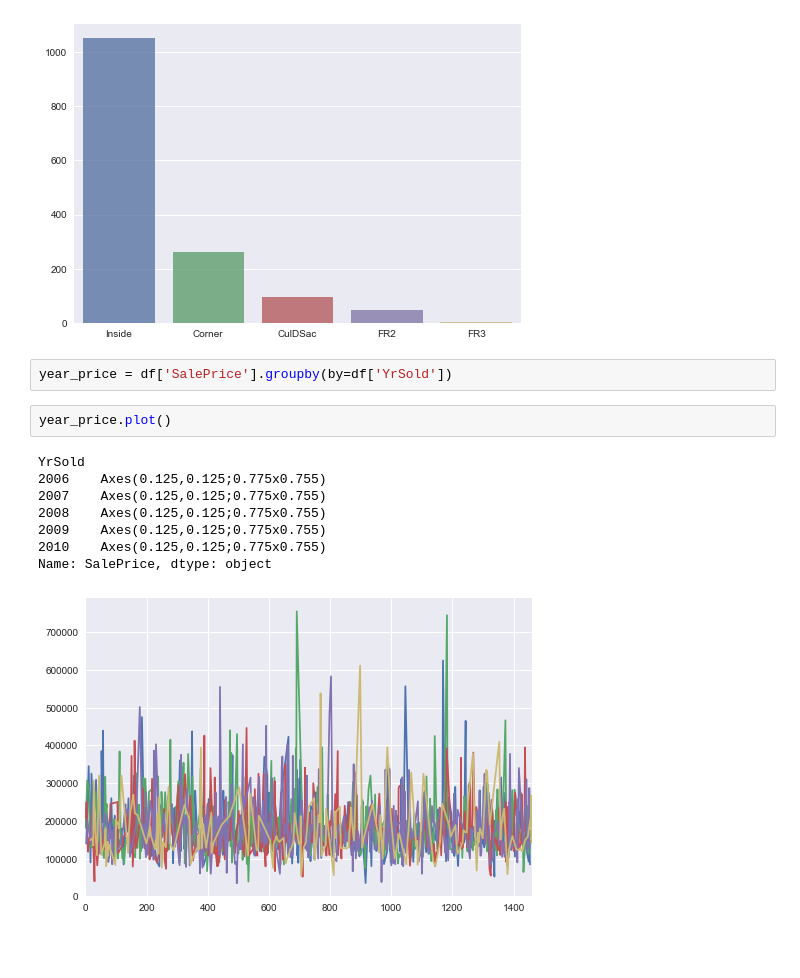
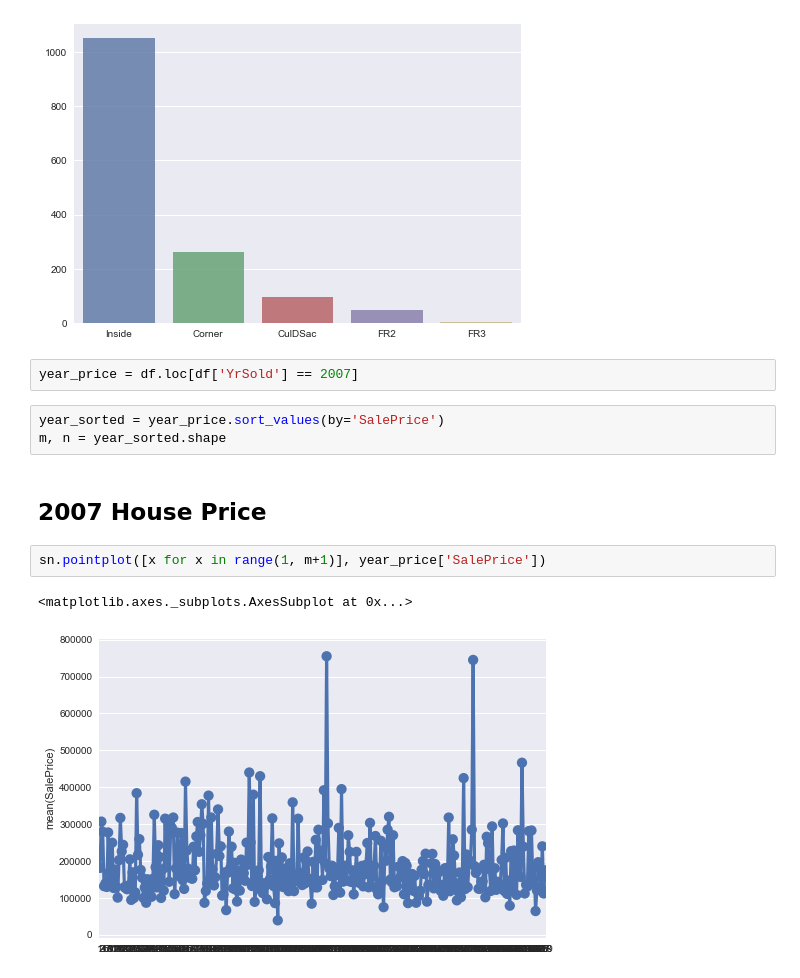
Before and after one commit to AngeloK/house-price-prediction, a Jupyter notebook: main-notebook.ipynb, the cells around one changed output. Cells and saved outputs as stored; diff of their text form; blank space fills up the shorter version.

```diff
--- a/main-notebook.ipynb
+++ b/main-notebook.ipynb
@@ -30,15 +30,14 @@ sn.barplot(logconfig.index, logconfig.values, alpha=0.8)
 <matplotlib.axes._subplots.AxesSubplot at 0x...>
 [figure]
 # %%
-year_price = df['SalePrice'].groupby(by=df['YrSold'])
+year_price = df.loc[df['YrSold'] == 2007]
-# %%
-year_price.plot()
-# %% [output]
-YrSold
-2006    Axes(0.125,0.125;0.775x0.755)
-2007    Axes(0.125,0.125;0.775x0.755)
-2008    Axes(0.125,0.125;0.775x0.755)
-2009    Axes(0.125,0.125;0.775x0.755)
-2010    Axes(0.125,0.125;0.775x0.755)
-Name: SalePrice, dtype: object
-[figure, removed]
+# %%
+year_sorted = year_price.sort_values(by='SalePrice')
+m, n = year_sorted.shape
+# %% [markdown]
+## 2007 House Price
+# %%
+sn.pointplot([x for x in range(1, m+1)], year_price['SalePrice'])
+# %% [output]
+<matplotlib.axes._subplots.AxesSubplot at 0x...>
+[figure, added]
```
Also changed, not shown: parts of 4 cells of this notebook.
